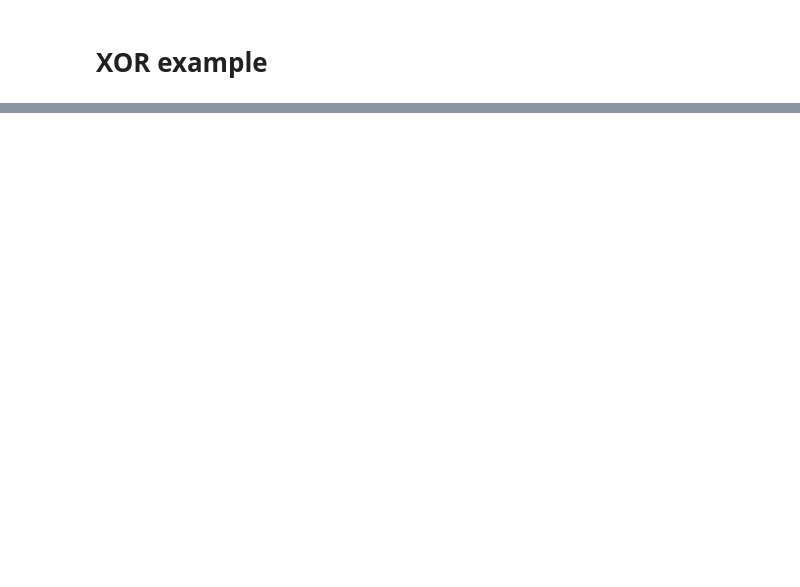
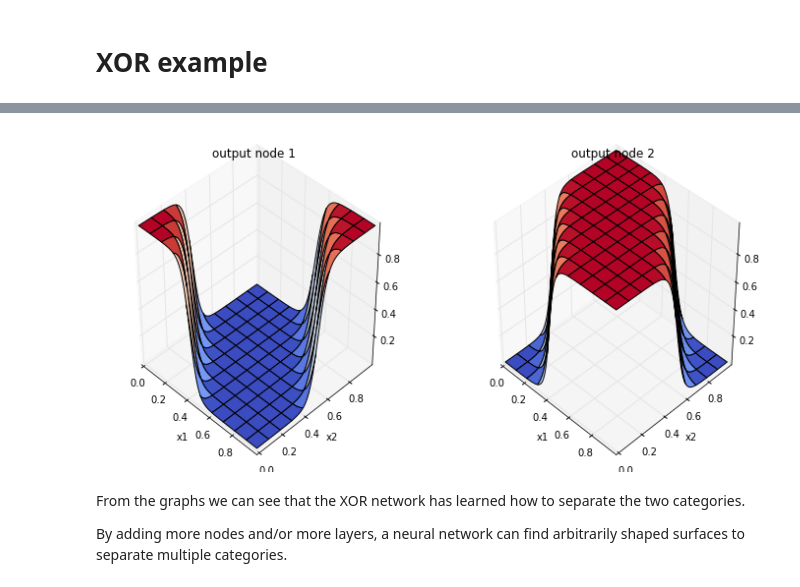
Before and after one commit to jjberry/bitshift_talk, a Jupyter notebook: xor-example.ipynb, the cells around one changed output, grey strips where cells are left out. Saved outputs shown, nothing was run; the diff lists cells and outputs as text; code cells hidden in the pictures; blank space fills up the shorter version.

```diff
--- a/xor-example.ipynb
+++ b/xor-example.ipynb
@@ -47,0 +44,24 @@ class XOR(DenseDesignMatrix):
+# %%
+import theano
+from pylearn2.models import mlp
+from pylearn2.training_algorithms import sgd
+from pylearn2.termination_criteria import EpochCounter
+from pylearn2.datasets.dense_design_matrix import DenseDesignMatrix
+
+def train(X, y):
+    data = DenseDesignMatrix(X=X, y=y)
+    hidden_layer = mlp.Sigmoid(layer_name='hidden', dim=2, irange=0.1, init_bias=1.0)
+    output_layer = mlp.Softmax(2, 'output', irange=0.1)
+    trainer = sgd.SGD(learning_rate=0.5, batch_size=10, termination_criterion=EpochCounter(500))
+    layers = [hidden_layer, output_layer]
+    neural_net = mlp.MLP(layers, nvis=2)
+    trainer.setup(neural_net, data)
+    while True:
+        trainer.train(dataset=data)
+        neural_net.monitor.report_epoch()
+        neural_net.monitor()
+        if not trainer.continue_learning(neural_net):
+            break
+    return neural_net
+
+nn = train(X, y)
@@ -47,0 +149,27 @@ class XOR(DenseDesignMatrix):
+# %%
+# run the inputs through the network
+outputs = nn.fprop(theano.shared(inputs, name='inputs')).eval()
+Z0 = outputs[:,0].reshape((100,100))
+Z1 = outputs[:,1].reshape((100,100))
+
+# plot the composed surfaces of the output nodes
+fig = plt.figure(figsize=(12, 6))
+ax1 = fig.add_subplot(1,2,1, projection='3d')
+surf1 = ax1.plot_surface(X,Y,Z0, cmap=cm.coolwarm)
+ax1.set_title('output node 1')
+ax1.set_xlabel('x1')
+ax1.set_ylabel('x2')
+ax1.view_init(40, -45)
+ax2 = fig.add_subplot(1,2,2, projection='3d')
+surf2 = ax2.plot_surface(X,Y,Z1, cmap=cm.coolwarm)
+ax2.set_title('output node 2')
+ax2.set_xlabel('x1')
+ax2.set_ylabel('x2')
+ax2.view_init(40, -45)
+plt.show()
+# %% [output]
+[figure, added]
+# %% [markdown]
+From the graphs we can see that the XOR network has learned how to separate the two categories.
+
+By adding more nodes and/or more layers, a neural network can find arbitrarily shaped surfaces to separate multiple categories.
```
Also changed, not shown: parts of 17 cells of this notebook, 2 other files.
